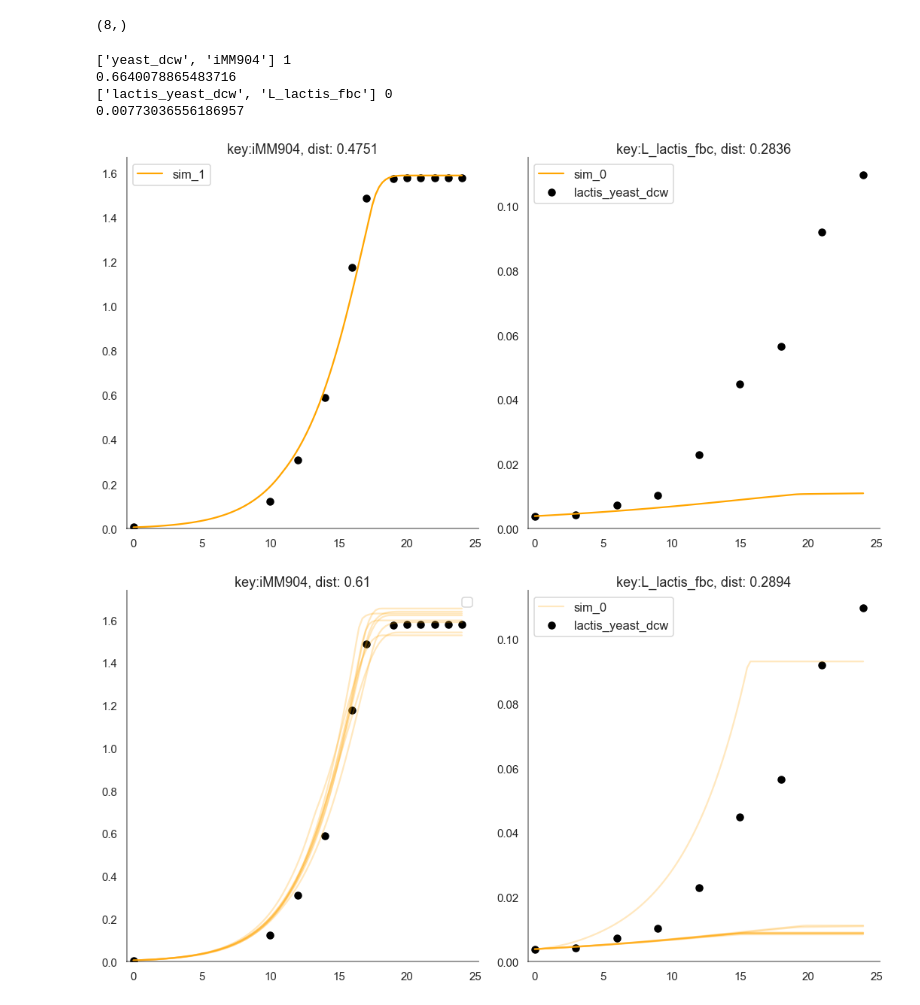
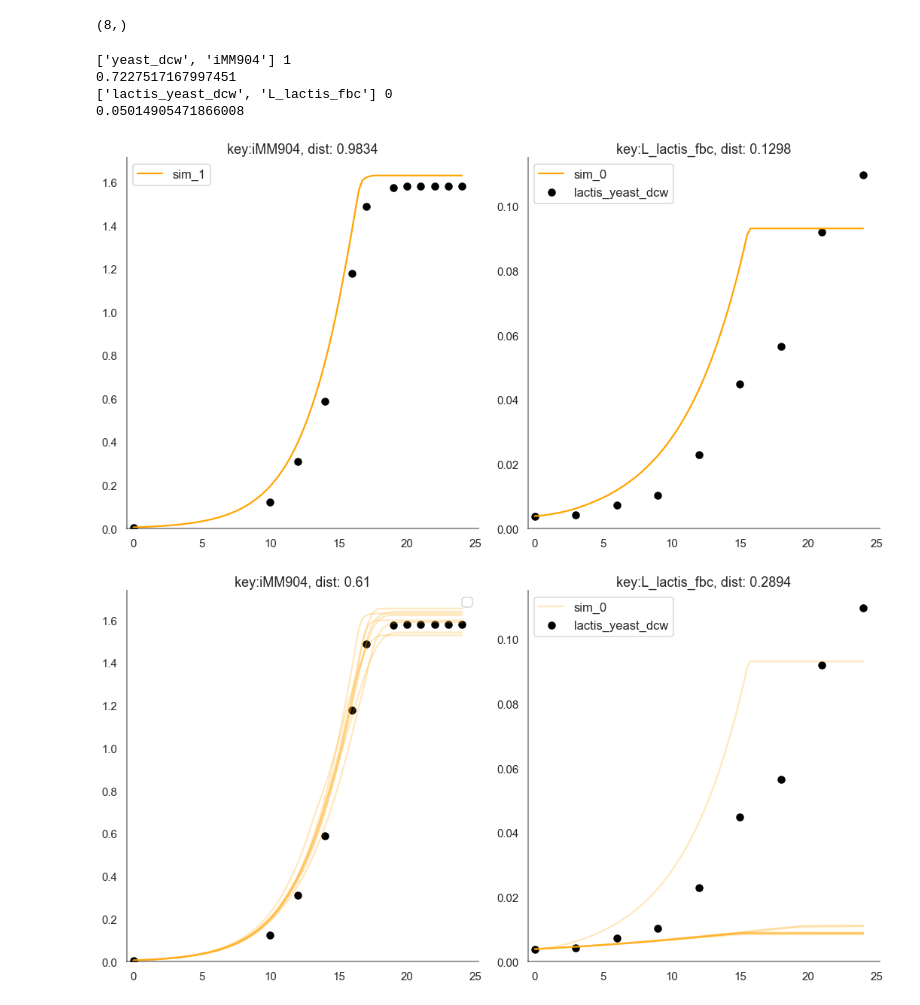
Before and after one commit to behzadk/ParaGEM, a Jupyter notebook: bk_comms/particle_visalisation.ipynb, the cells around one changed output. Cells and saved outputs as stored; diff of their text form; code cells hidden in the pictures.

```diff
--- a/bk_comms/particle_visalisation.ipynb
+++ b/bk_comms/particle_visalisation.ipynb
@@ -186,22 +186,22 @@ print(np.shape(filtered_particles))
 # %%
 exp_sol_keys = [
 #     ["yeast_dcw", "iMM904"],
     ["lactis_dcw", "L_lactis_fbc"],
 ]
 
 exp_sol_keys = [
     ["yeast_dcw", "iMM904"],
     ["lactis_yeast_dcw", "L_lactis_fbc"],
 ]
 
 exp_data = pd.read_csv("../experimental_data/Figure1B_fake_data.csv")
 
-plot_particle_and_data(particle=filtered_particles[0], exp_data_df=exp_data,
+plot_particle_and_data(particle=filtered_particles[2], exp_data_df=exp_data,
                        exp_t_key='time', exp_sol_keys=exp_sol_keys, subplots_shape=[1, 2])
 # %% [output]
 ['yeast_dcw', 'iMM904'] 1
-0.6640078865483716
+0.7227517167997451
 ['lactis_yeast_dcw', 'L_lactis_fbc'] 0
-0.00773036556186957
+0.05014905471866008
-[figure, old version]
+[figure, new version]
 # %%
```
Also changed, not shown: parts of 1 cell of this notebook, 2 other files.
